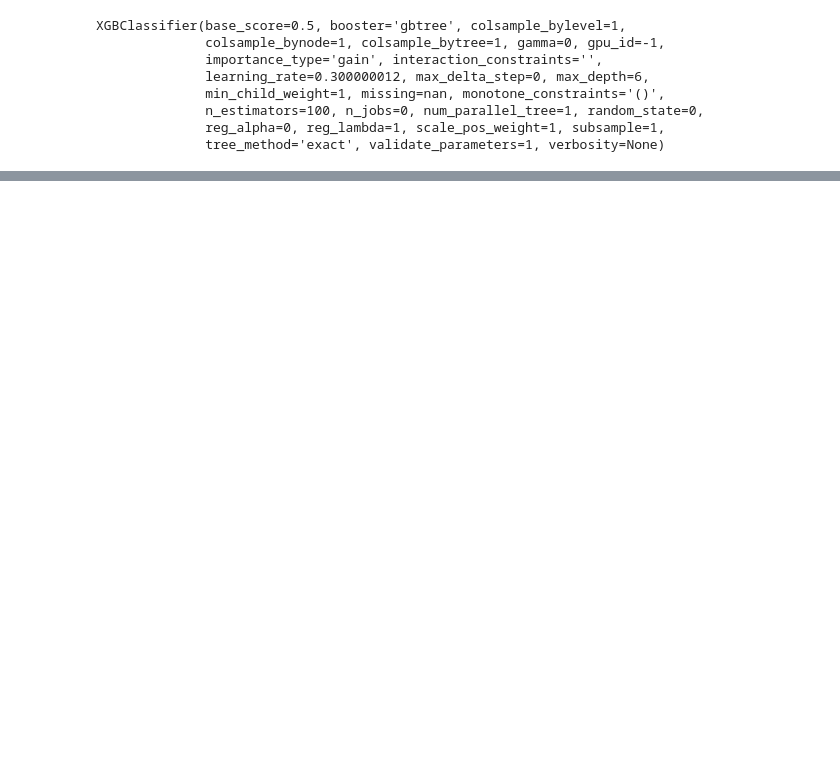
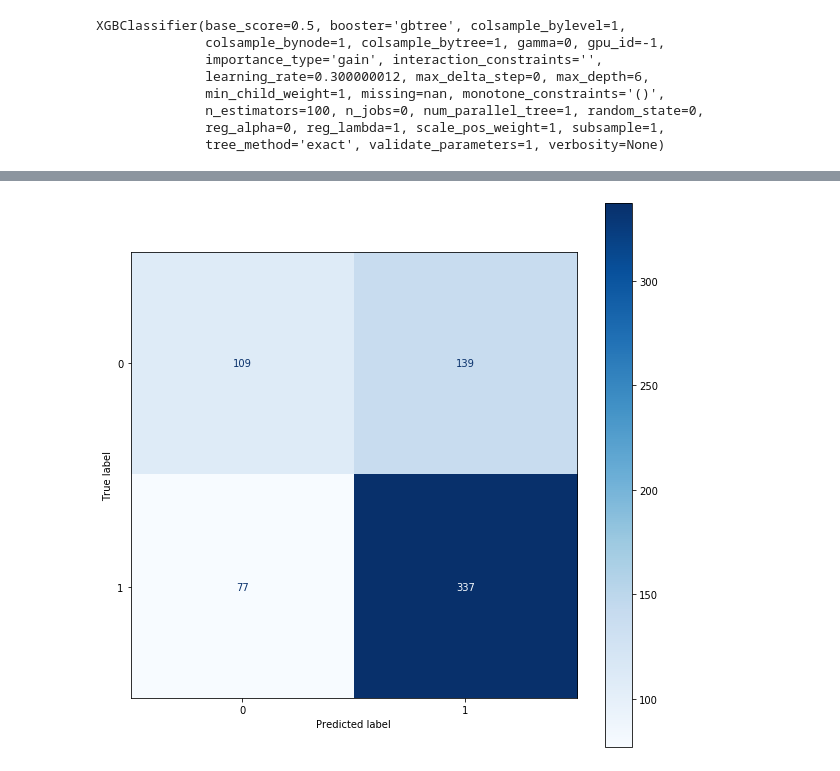
Before and after one commit to aaronepv/Final_Project, a Jupyter notebook: XGBoostModel.ipynb, the cells around one changed output, grey strips where cells are left out. Drawn from its saved outputs; the diff is of its cells as text; code cells hidden in the pictures; blank space fills up the shorter version.

```diff
--- a/XGBoostModel.ipynb
+++ b/XGBoostModel.ipynb
@@ -119,0 +340,9 @@ matrix = plot_confusion_matrix(model, X_test, y_test,
+# %%
+predictions = model.predict(X_test1) #1=Red, 0=Blue
+
+# Generate confusion matrix
+matrix = plot_confusion_matrix(model, X_test1, y_test1,
+                                 cmap=plt.cm.Blues,
+                                 normalize=None)
+# %% [output]
+[figure, added]
```
Also changed, not shown: parts of 70 cells of this notebook.
